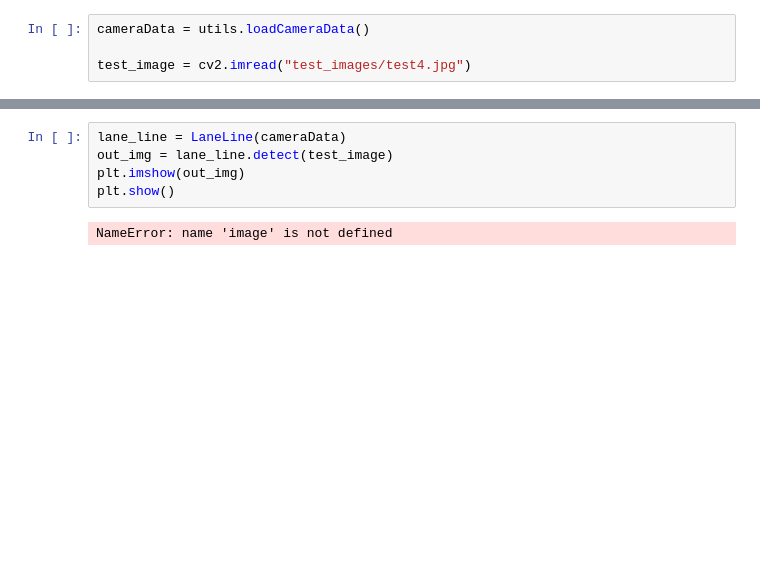
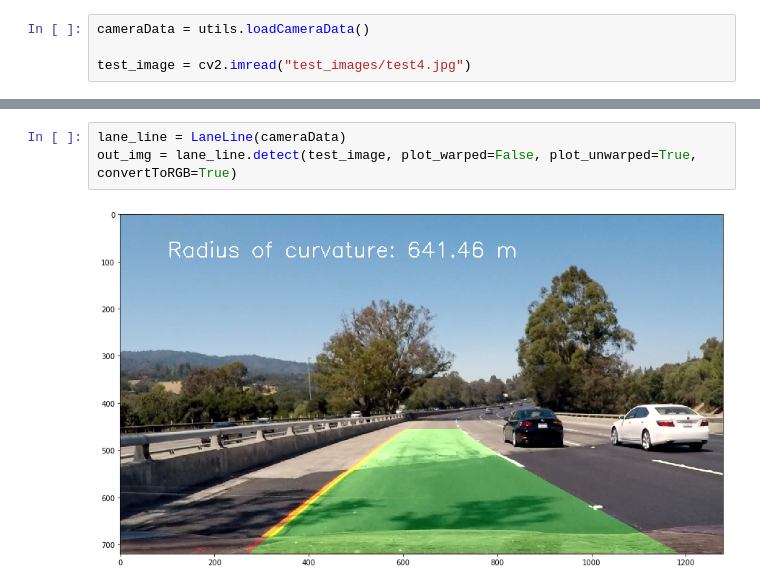
Before and after one commit to rodrigoAMF/SDCND-Udacity, a Jupyter notebook: P2-Advanced-Lane-Lines/5 - Full Pipeline.ipynb, the cells around one changed output, grey strips where cells are left out. Saved outputs shown, nothing was run; the diff lists cells and outputs as text; blank space fills up the shorter version.

Commit message:
Lane detection first v1 done

```diff
--- a/P2-Advanced-Lane-Lines/5 - Full Pipeline.ipynb
+++ b/P2-Advanced-Lane-Lines/5 - Full Pipeline.ipynb
@@ -253,7 +306,5 @@ class LaneLine:
 # %%
 lane_line = LaneLine(cameraData)
-out_img = lane_line.detect(test_image)
-plt.imshow(out_img)
-plt.show()
+out_img = lane_line.detect(test_image, plot_warped=False, plot_unwarped=True, convertToRGB=True)
 # %% [output]
-NameError: name 'image' is not defined
+[figure, added]
```
Also changed, not shown: parts of 4 cells of this notebook, 1 other file.
